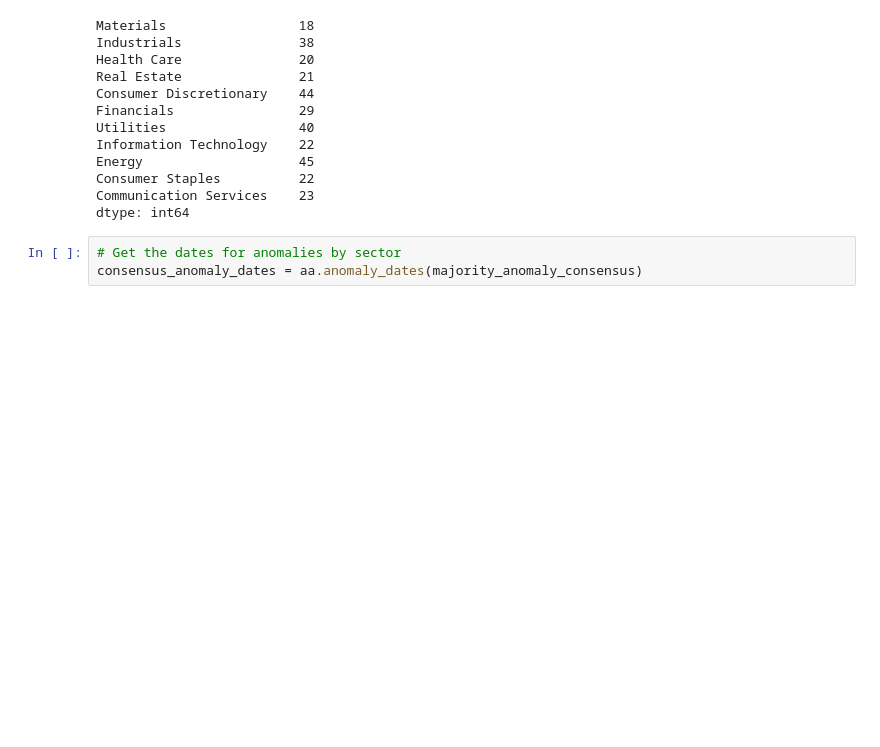
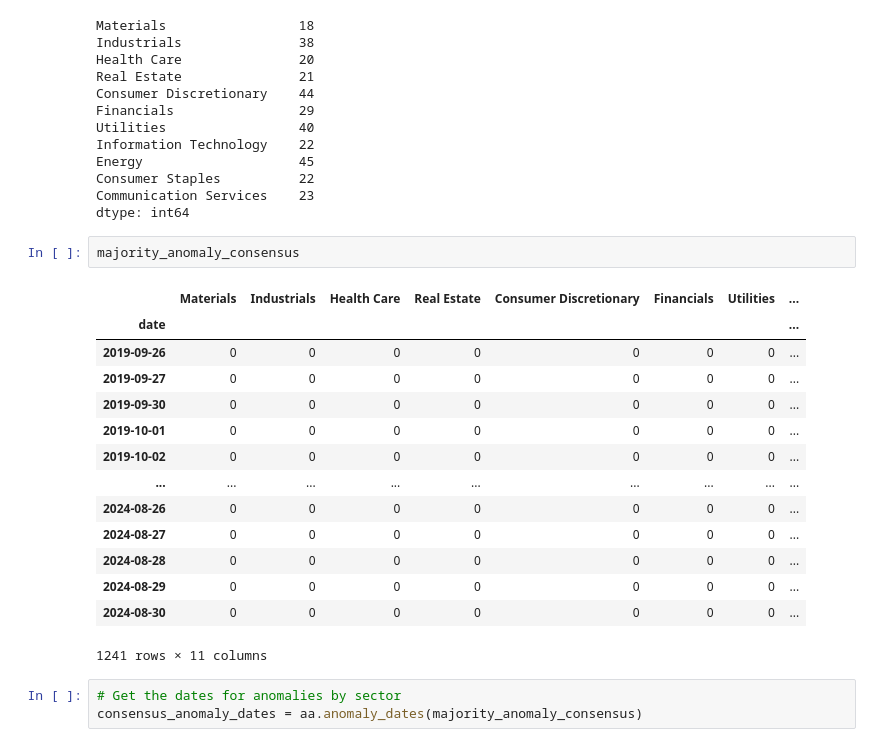
Before and after one commit to ZedongDaniel/capstone, a Jupyter notebook: Anomaly_Analysis/Anomalies_Analysis.ipynb, the cells around one changed output. Drawn from its saved outputs; the diff is of its cells as text; blank space fills up the shorter version.

```diff
--- a/Anomaly_Analysis/Anomalies_Analysis.ipynb
+++ b/Anomaly_Analysis/Anomalies_Analysis.ipynb
@@ -147,6 +146,23 @@ Energy                    45
 Consumer Staples          22
 Communication Services    23
 dtype: int64
+# %%
+majority_anomaly_consensus
+# %% [output]
+|  | Materials | Industrials | Health Care | Real Estate | Consumer Discretionary | Financials | Utilities | ... |
+| date |  |  |  |  |  |  |  | ... |
+| 2019-09-26 | 0 | 0 | 0 | 0 | 0 | 0 | 0 | ... |
+| 2019-09-27 | 0 | 0 | 0 | 0 | 0 | 0 | 0 | ... |
+| 2019-09-30 | 0 | 0 | 0 | 0 | 0 | 0 | 0 | ... |
+| 2019-10-01 | 0 | 0 | 0 | 0 | 0 | 0 | 0 | ... |
+| 2019-10-02 | 0 | 0 | 0 | 0 | 0 | 0 | 0 | ... |
+| ... | ... | ... | ... | ... | ... | ... | ... | ... |
+| 2024-08-26 | 0 | 0 | 0 | 0 | 0 | 0 | 0 | ... |
+| 2024-08-27 | 0 | 0 | 0 | 0 | 0 | 0 | 0 | ... |
+| 2024-08-28 | 0 | 0 | 0 | 0 | 0 | 0 | 0 | ... |
+| 2024-08-29 | 0 | 0 | 0 | 0 | 0 | 0 | 0 | ... |
+| 2024-08-30 | 0 | 0 | 0 | 0 | 0 | 0 | 0 | ... |
+1241 rows × 11 columns
 # %%
 # Get the dates for anomalies by sector
 consensus_anomaly_dates = aa.anomaly_dates(majority_anomaly_consensus)
```
Also changed, not shown: parts of 11 cells of this notebook, 1 other file.
